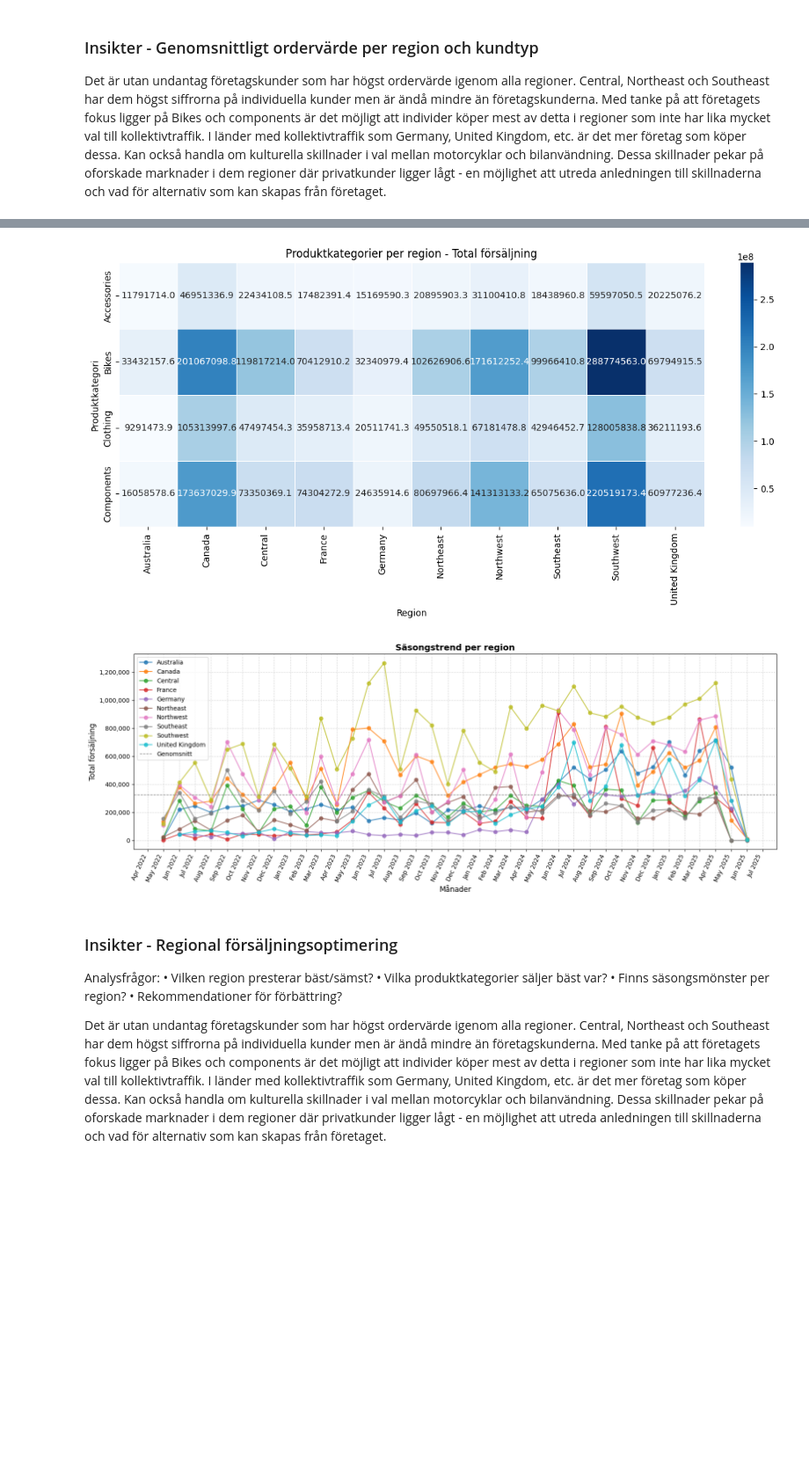
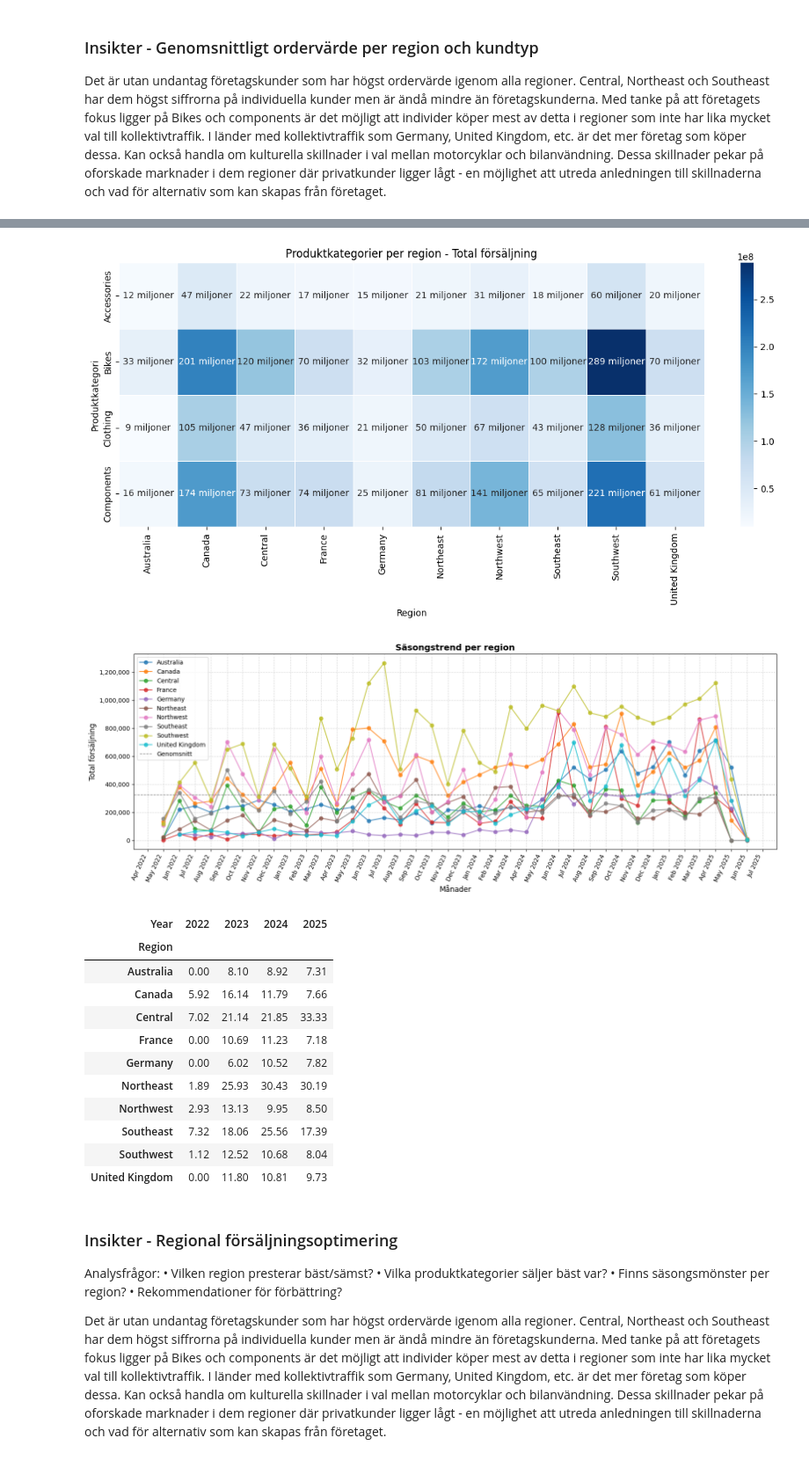
Before and after one commit to emanuelssonlinnea-rgb/SQL_Examinerande_Uppgift, a Jupyter notebook: notebooks/analys.ipynb, the cells around one changed output, grey strips where cells are left out. Shown at 88% size. Drawn from its saved outputs; the diff is of its cells as text; code cells hidden in the pictures; blank space fills up the shorter version.

Commit message:
Added pivot table

```diff
--- a/notebooks/analys.ipynb
+++ b/notebooks/analys.ipynb
@@ -623,13 +658,21 @@ df_vis9 = query_df(query_vis9)
 
 pivot = df_vis9.pivot(index="CategoryName", columns="Regions", values="TotalSales")
 
+def human_format(num):
+    for unit in ['', ' tusen', ' miljoner', ' miljarder']:
+        if abs(num) < 1000:
+            return f"{num:.0f}{unit}"
+        num /= 1000
+    return f"{num:.0f} miljarder"
+annot_matrix = pivot.applymap(human_format)
+
 fig, ax = plt.subplots(figsize=(12,6))
 
 sns.heatmap(
     pivot,
-    annot=True,
+    annot=annot_matrix,
+    fmt="",
     linewidth=.5,
-    fmt=".1f",
     cmap="Blues")
 
 plt.title("Produktkategorier per region - Total försäljning")
@@ -672,34 +715,97 @@ for region, group in df_vis10.groupby("Region"):
         linestyle='-',
         alpha=0.8,
         label=region
     )
 
 
 ax.xaxis.set_major_locator(mdates.MonthLocator(interval=1))
 ax.xaxis.set_major_formatter(mdates.DateFormatter('%b %Y'))
 fig.autofmt_xdate(rotation=65)
 
 ax.yaxis.set_major_formatter(ticker.FuncFormatter(lambda x, p: f'{int(x):,}'))
 
 ax.grid(True, linestyle='--', alpha=0.5)
 ax.set_xlabel('Månader', fontsize=12)
 ax.set_ylabel('Total försäljning', fontsize=12)
 ax.set_title('Säsongstrend per region', fontsize=14, fontweight = 'bold')
 
 avg_sales = df_vis10['TotalSales'].mean()
 ax.axhline(avg_sales, color='gray', linestyle='--', linewidth=1, label='Genomsnitt')
 
 ax.legend()
 
 plt.tight_layout()
 plt.show()
 
 #----------------------------------------------------------------------
-#Rekommendationer för förbättring? -> Minst 1 pivot tables i pandas för att analysera data från olika vinklar
+#Rekommendationer för förbättring?
+
+query_vis11 = """
+WITH TotalSalesPerYear AS (
+    SELECT
+        st.Name AS Region,
+        YEAR(soh.OrderDate) AS Year,
+        COUNT(*) AS TotalOrders
+    FROM Sales.SalesOrderHeader soh
+    INNER JOIN Sales.SalesTerritory st
+        ON soh.TerritoryID = st.TerritoryID
+    GROUP BY st.Name, YEAR(soh.OrderDate)
+),
+SpecialOfferSales AS (
+    SELECT
+        st.Name AS Region,
+        YEAR(soh.OrderDate) AS Year,
+        COUNT(DISTINCT soh.SalesOrderID) AS SpecialOfferOrders,
+        SUM(DISTINCT soh.TotalDue) AS SpecialOfferSales
+    FROM Sales.SalesOrderDetail sod
+    INNER JOIN Sales.SalesOrderHeader soh
+        ON sod.SalesOrderID = soh.SalesOrderID
+    INNER JOIN Sales.SalesTerritory st
+        ON soh.TerritoryID = st.TerritoryID
+    WHERE sod.SpecialOfferID <> 1
+    GROUP BY st.Name, YEAR(soh.OrderDate)
+)
+SELECT
+    t.Region,
+    t.Year,
+    COALESCE(s.SpecialOfferOrders, 0) AS SpecialOfferOrders,
+    t.TotalOrders,
+    CAST(
+        COALESCE(s.SpecialOfferOrders, 0) * 100.0 / t.TotalOrders
+        AS DECIMAL(5,2)
+    ) AS PercentageWithSpecialOffer,
+    COALESCE(s.SpecialOfferSales, 0) AS SpecialOfferSales
+FROM TotalSalesPerYear t
+LEFT JOIN SpecialOfferSales s
+    ON t.Region = s.Region
+   AND t.Year = s.Year
+ORDER BY t.Year, t.Region;
+"""
+df_vis11 = query_df(query_vis11)
+
+#SpecialOfferSales per region per år
+pivot = df_vis11.pivot(
+    index="Region",
+    columns="Year",
+    values="PercentageWithSpecialOffer"
+)
+pivot
 # %% [output]
 [figure]
 [figure]
 [figure]
+| Year | 2022 | 2023 | 2024 | 2025 |
+| Region |  |  |  |  |
+| Australia | 0.00 | 8.10 | 8.92 | 7.31 |
+| Canada | 5.92 | 16.14 | 11.79 | 7.66 |
+| Central | 7.02 | 21.14 | 21.85 | 33.33 |
+| France | 0.00 | 10.69 | 11.23 | 7.18 |
+| Germany | 0.00 | 6.02 | 10.52 | 7.82 |
+| Northeast | 1.89 | 25.93 | 30.43 | 30.19 |
+| Northwest | 2.93 | 13.13 | 9.95 | 8.50 |
+| Southeast | 7.32 | 18.06 | 25.56 | 17.39 |
+| Southwest | 1.12 | 12.52 | 10.68 | 8.04 |
+| United Kingdom | 0.00 | 11.80 | 10.81 | 9.73 |
 # %% [markdown]
 ### Insikter - Regional försäljningsoptimering
 
```
Also changed, not shown: parts of 1 cell of this notebook, 1 other file.
